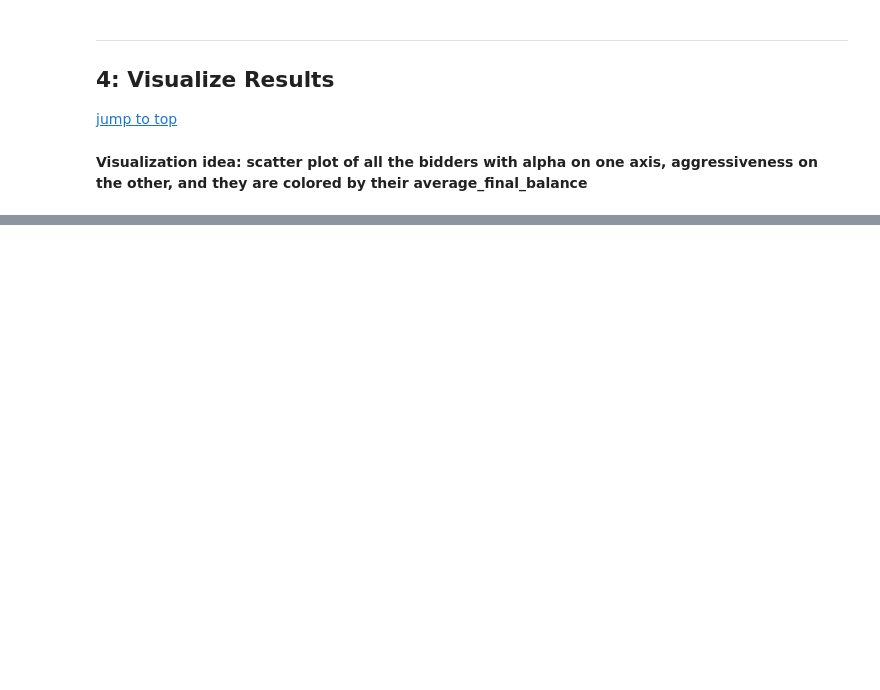
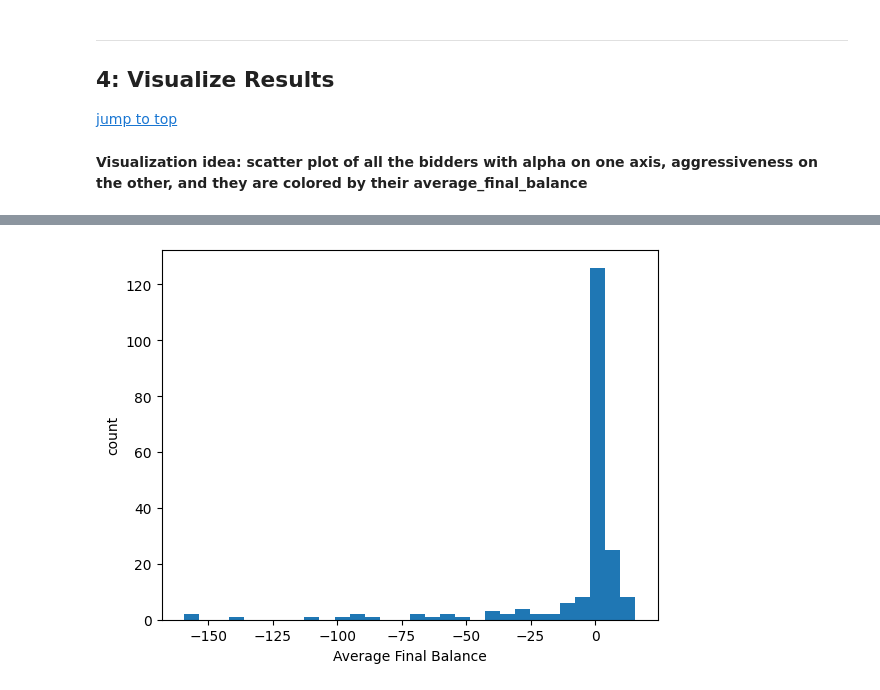
Before and after one commit to cbwright11/second-price-auction, a Jupyter notebook: Experiments.ipynb, the cells around one changed output, grey strips where cells are left out. Drawn from its saved outputs; the diff is of its cells as text; code cells hidden in the pictures; blank space fills up the shorter version.

```diff
--- a/Experiments.ipynb
+++ b/Experiments.ipynb
@@ -216,0 +259,6 @@ It might take about a minute to run enough simulations that very few bidders hav
+# %%
+plt.hist(test_df.average_final_balance, bins=30)
+plt.xlabel("Average Final Balance")
+plt.ylabel("count");
+# %% [output]
+[figure, added]
```
Also changed, not shown: parts of 11 cells of this notebook.
